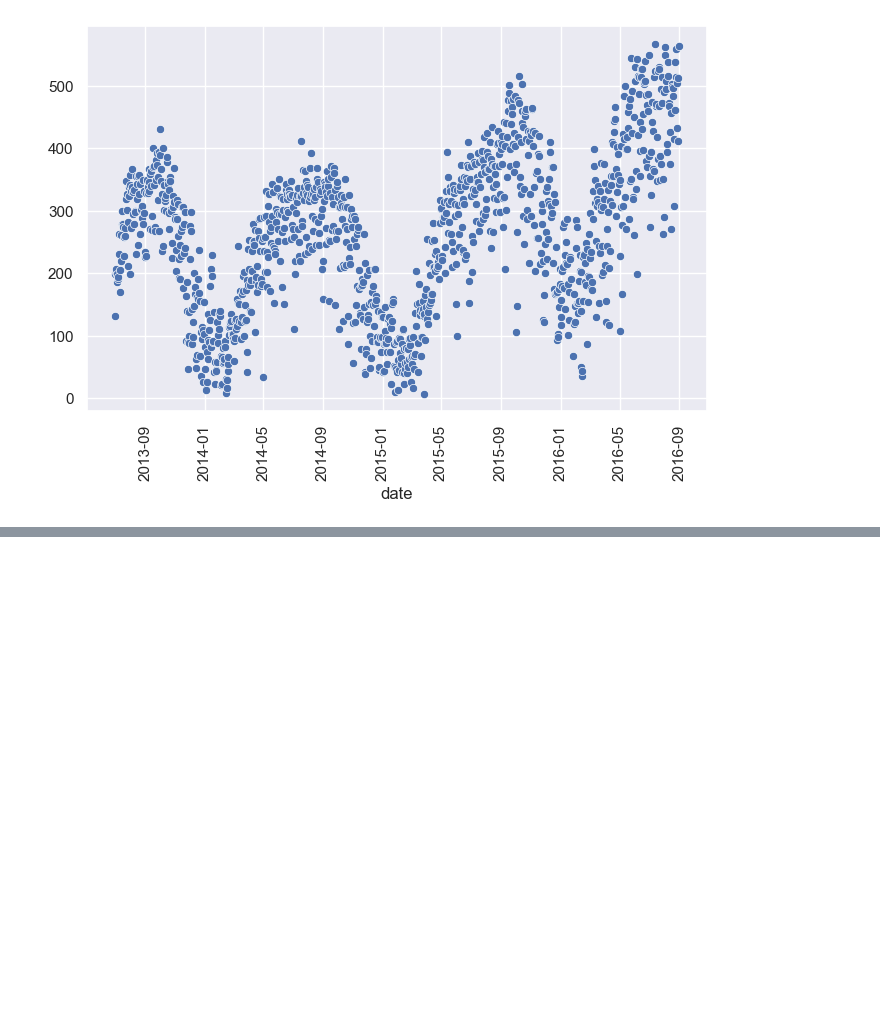
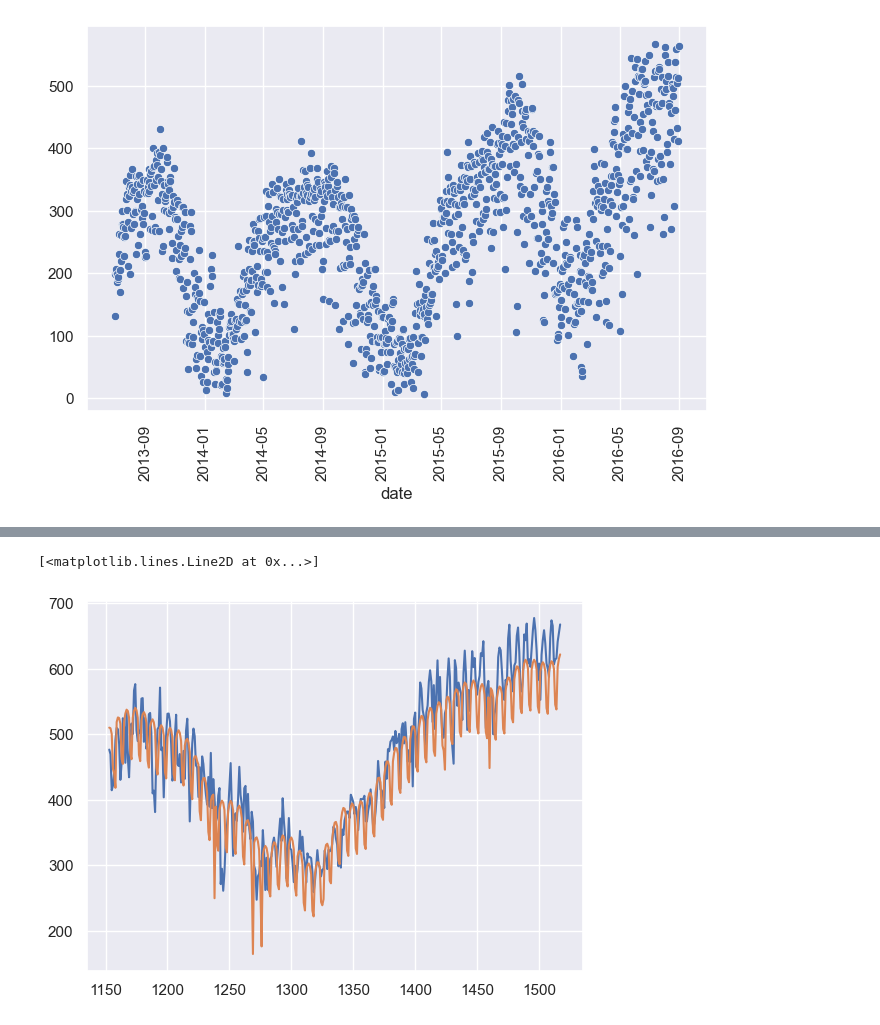
Before and after one commit to scunden/citi-bike, a Jupyter notebook: EDA-notebook.ipynb, the cells around one changed output, grey strips where cells are left out. Cells and saved outputs as stored; diff of their text form; code cells hidden in the pictures; blank space fills up the shorter version.

```diff
--- a/EDA-notebook.ipynb
+++ b/EDA-notebook.ipynb
@@ -252,0 +282,13 @@ Name: y, Length: 1153, dtype: float64
+# %%
+model = ExponentialSmoothing(endog = df.y,
+                             trend = 'additive',
+                             seasonal = 'add',
+                             seasonal_periods = 365).fit()
+# %%
+predictions_hw = model.forecast(steps = 365).rename("HW")
+# %%
+plt.plot(predictions_hw)
+plt.plot(forecast.tail(365)['yhat'])
+# %% [output]
+[<matplotlib.lines.Line2D at 0x...>]
+[figure, added]
```
Also changed, not shown: parts of 9 cells of this notebook, 12 other files.
